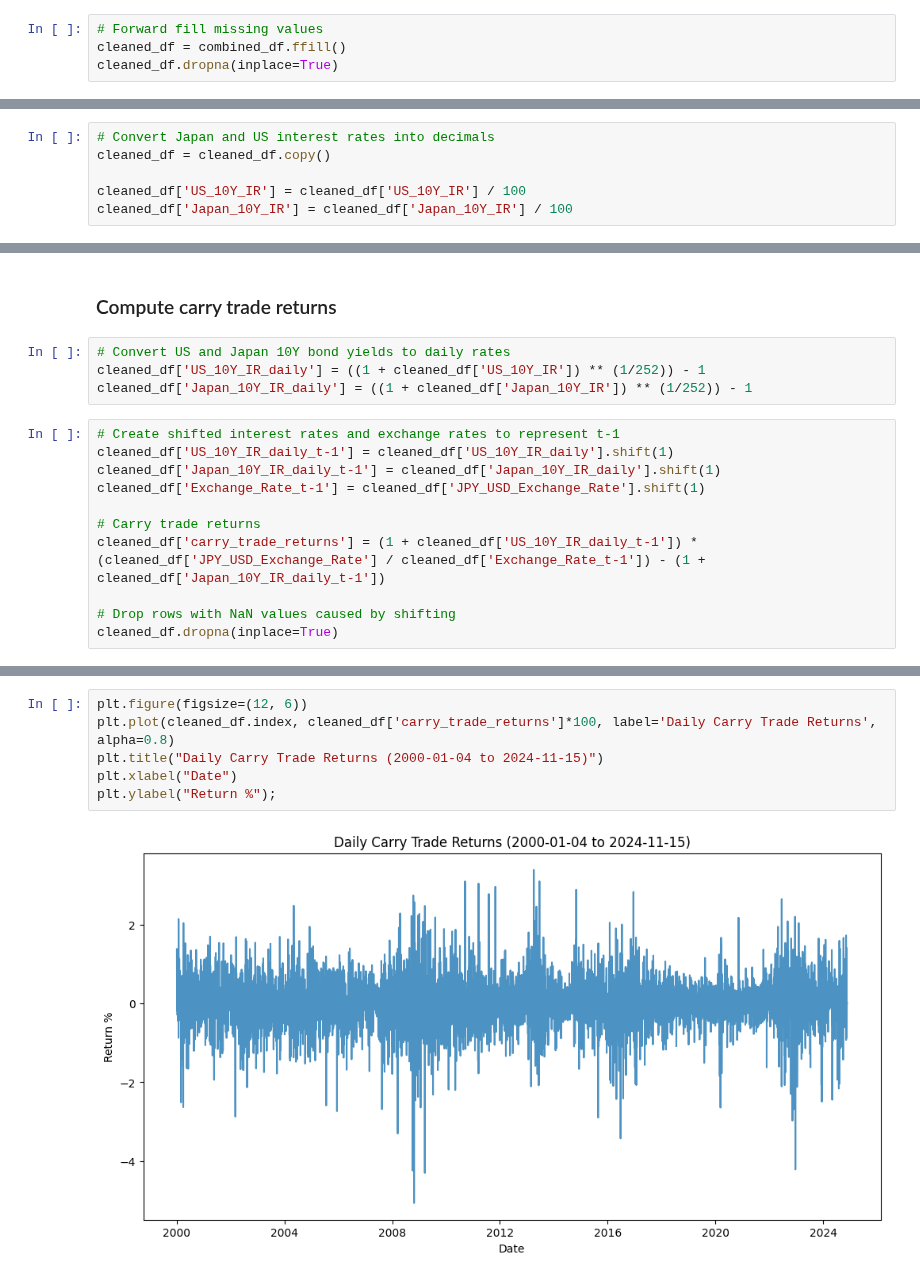
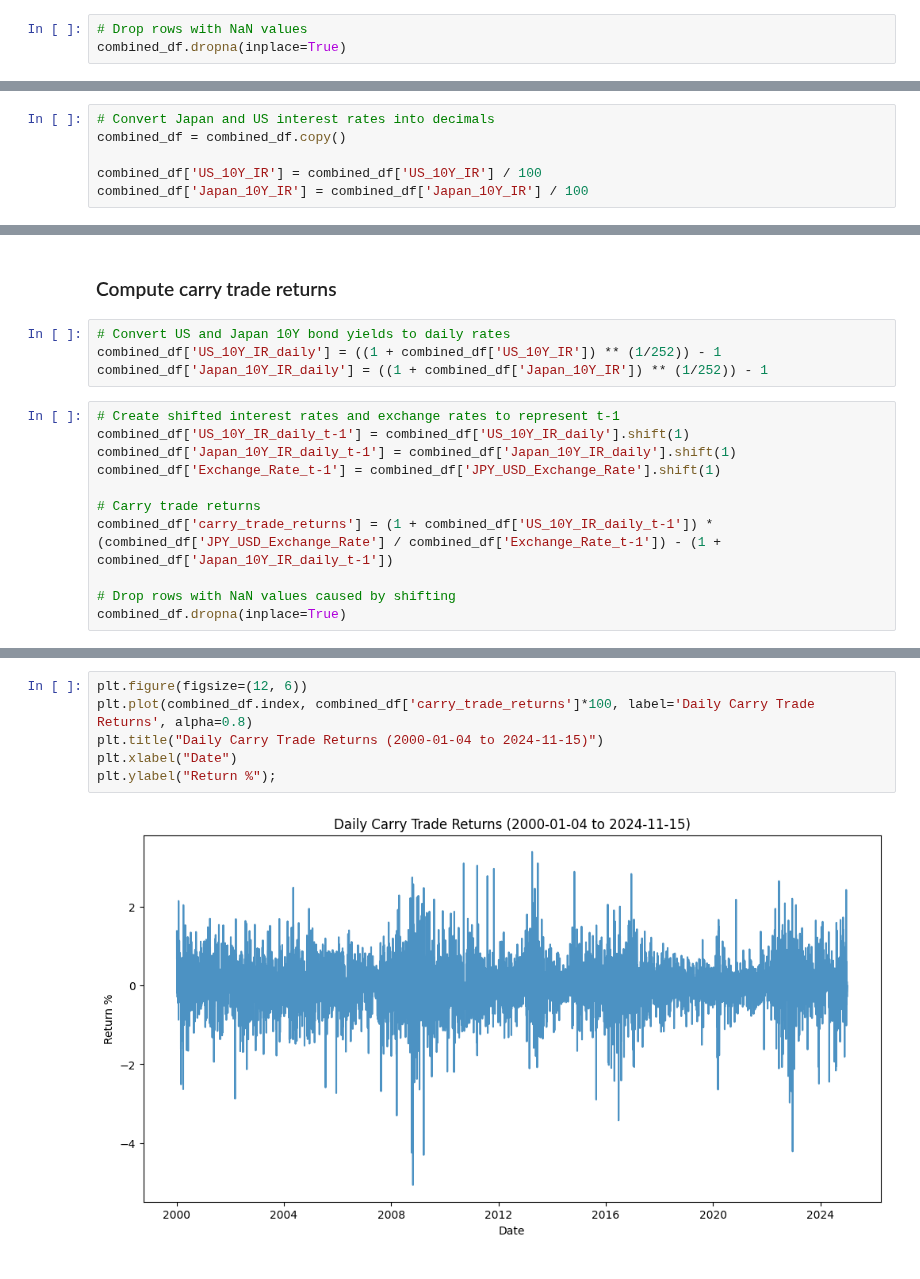
Before and after one commit to alexzheng123/EC331-project, a Jupyter notebook: code/data_cleansing.ipynb, the cells around one changed output, grey strips where cells are left out. Saved outputs shown, nothing was run; the diff lists cells and outputs as text.

```diff
--- a/code/data_cleansing.ipynb
+++ b/code/data_cleansing.ipynb
@@ -212,7 +213,6 @@ US_10Y_IR                2867
 dtype: int64
 # %%
-# Forward fill missing values
-cleaned_df = combined_df.ffill()
-cleaned_df.dropna(inplace=True)
+# Drop rows with NaN values
+combined_df.dropna(inplace=True)
 # %%
 # Count NaN values in each column
@@ -275,8 +275,8 @@ plt.legend(loc='upper left', prop={'size': 8});
 ### Compute carry trade returns
 # %%
 # Convert Japan and US interest rates into decimals
-cleaned_df = cleaned_df.copy()
+combined_df = combined_df.copy()
 
-cleaned_df['US_10Y_IR'] = cleaned_df['US_10Y_IR'] / 100
-cleaned_df['Japan_10Y_IR'] = cleaned_df['Japan_10Y_IR'] / 100
+combined_df['US_10Y_IR'] = combined_df['US_10Y_IR'] / 100
+combined_df['Japan_10Y_IR'] = combined_df['Japan_10Y_IR'] / 100
 # %%
@@ -298,16 +298,16 @@ cleaned_df.head(10)
 ### Compute carry trade returns
 # %%
 # Convert US and Japan 10Y bond yields to daily rates
-cleaned_df['US_10Y_IR_daily'] = ((1 + cleaned_df['US_10Y_IR']) ** (1/252)) - 1
-cleaned_df['Japan_10Y_IR_daily'] = ((1 + cleaned_df['Japan_10Y_IR']) ** (1/252)) - 1
+combined_df['US_10Y_IR_daily'] = ((1 + combined_df['US_10Y_IR']) ** (1/252)) - 1
+combined_df['Japan_10Y_IR_daily'] = ((1 + combined_df['Japan_10Y_IR']) ** (1/252)) - 1
 # %%
 # Create shifted interest rates and exchange rates to represent t-1
-cleaned_df['US_10Y_IR_daily_t-1'] = cleaned_df['US_10Y_IR_daily'].shift(1)
-cleaned_df['Japan_10Y_IR_daily_t-1'] = cleaned_df['Japan_10Y_IR_daily'].shift(1)
-cleaned_df['Exchange_Rate_t-1'] = cleaned_df['JPY_USD_Exchange_Rate'].shift(1)
+combined_df['US_10Y_IR_daily_t-1'] = combined_df['US_10Y_IR_daily'].shift(1)
+combined_df['Japan_10Y_IR_daily_t-1'] = combined_df['Japan_10Y_IR_daily'].shift(1)
+combined_df['Exchange_Rate_t-1'] = combined_df['JPY_USD_Exchange_Rate'].shift(1)
 
 # Carry trade returns
-cleaned_df['carry_trade_returns'] = (1 + cleaned_df['US_10Y_IR_daily_t-1']) * (cleaned_df['JPY_USD_Exchange_Rate'] / cleaned_df['Exchange_Rate_t-1']) - (1 + cleaned_df['Japan_10Y_IR_daily_t-1'])
+combined_df['carry_trade_returns'] = (1 + combined_df['US_10Y_IR_daily_t-1']) * (combined_df['JPY_USD_Exchange_Rate'] / combined_df['Exchange_Rate_t-1']) - (1 + combined_df['Japan_10Y_IR_daily_t-1'])
 
 # Drop rows with NaN values caused by shifting
-cleaned_df.dropna(inplace=True)
+combined_df.dropna(inplace=True)
@@ -342,11 +342,11 @@ cleaned_df.describe()
 | max | 82.690000 | 161.730000 | 0.020900 | 0.067900 | 0.000261 | 0.000082 | ... |
 # %%
 plt.figure(figsize=(12, 6))
-plt.plot(cleaned_df.index, cleaned_df['carry_trade_returns']*100, label='Daily Carry Trade Returns', alpha=0.8)
+plt.plot(combined_df.index, combined_df['carry_trade_returns']*100, label='Daily Carry Trade Returns', alpha=0.8)
 plt.title("Daily Carry Trade Returns (2000-01-04 to 2024-11-15)")
 plt.xlabel("Date")
 plt.ylabel("Return %");
 # %% [output]
-[figure, old version]
+[figure, new version]
 # %%
 # Save the full dataset
```
Also changed, not shown: parts of 21 cells of this notebook, 19 other files.
